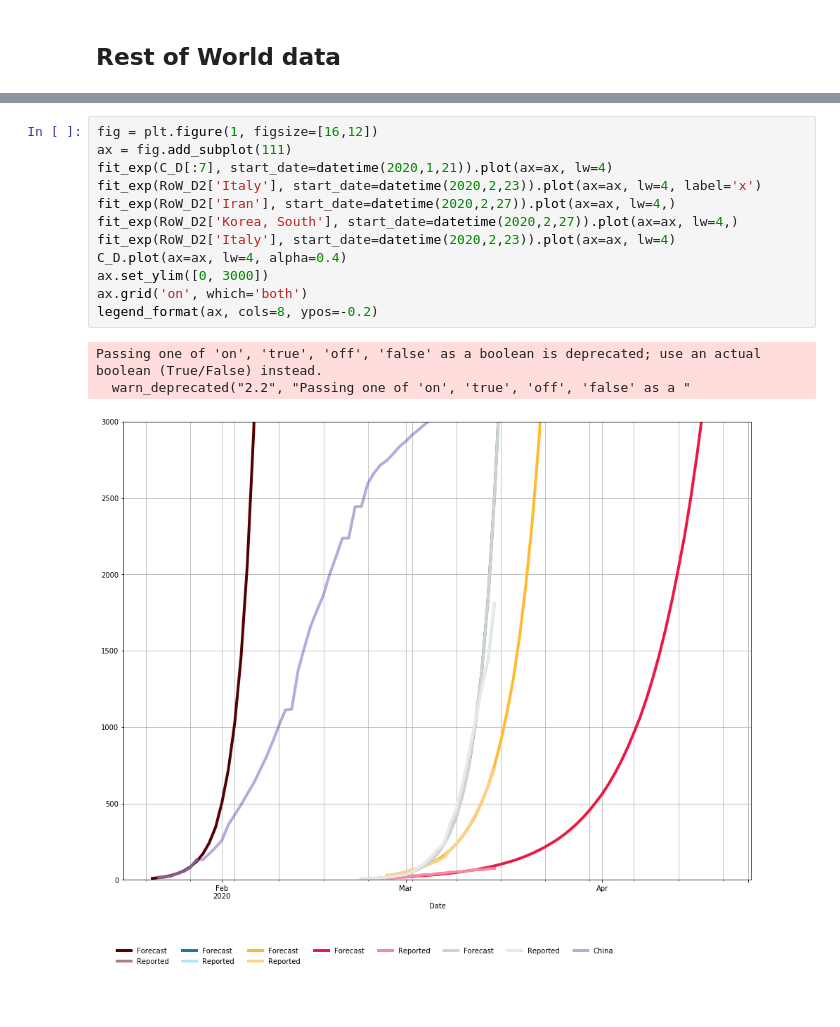
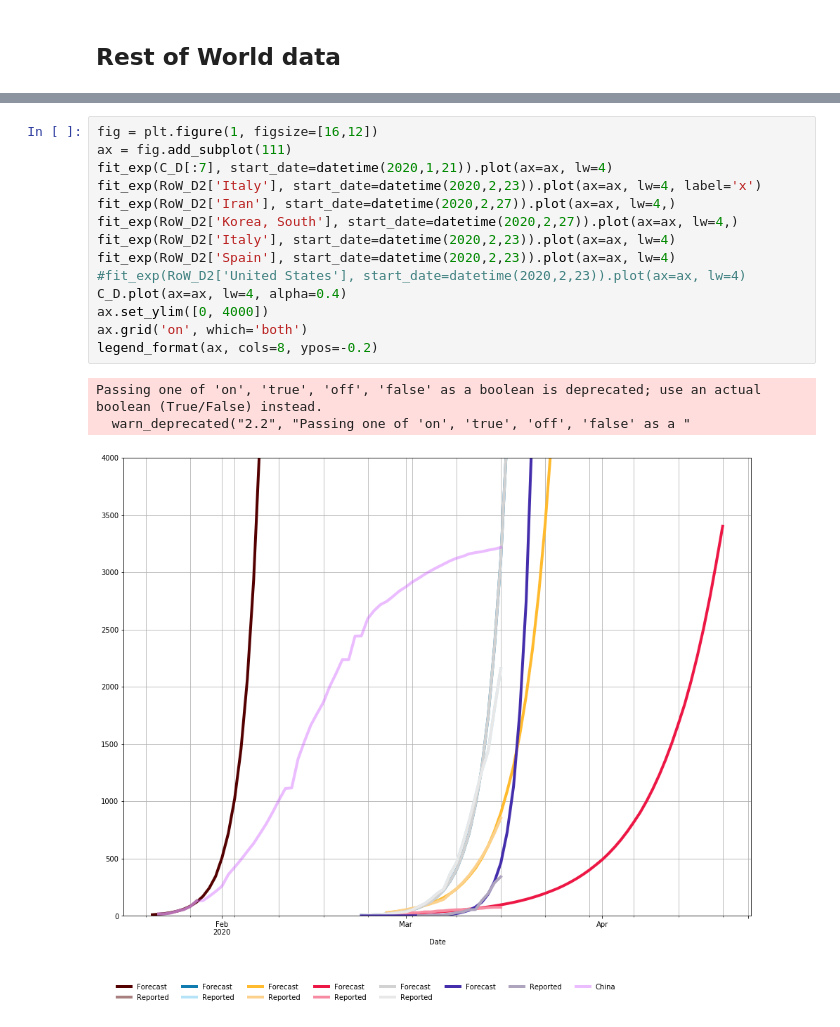
Before and after one commit to djhume/COVID-19, a Jupyter notebook: COVID-19.ipynb, the cells around one changed output, grey strips where cells are left out. Drawn from its saved outputs; the diff is of its cells as text.

```diff
--- a/COVID-19.ipynb
+++ b/COVID-19.ipynb
@@ -277,19 +285,21 @@ Passing one of 'on', 'true', 'off', 'false' as a boolean is deprecated; use an a
 # %%
 fig = plt.figure(1, figsize=[16,12])
 ax = fig.add_subplot(111)
 fit_exp(C_D[:7], start_date=datetime(2020,1,21)).plot(ax=ax, lw=4)
 fit_exp(RoW_D2['Italy'], start_date=datetime(2020,2,23)).plot(ax=ax, lw=4, label='x')
 fit_exp(RoW_D2['Iran'], start_date=datetime(2020,2,27)).plot(ax=ax, lw=4,)
 fit_exp(RoW_D2['Korea, South'], start_date=datetime(2020,2,27)).plot(ax=ax, lw=4,)
 fit_exp(RoW_D2['Italy'], start_date=datetime(2020,2,23)).plot(ax=ax, lw=4)
+fit_exp(RoW_D2['Spain'], start_date=datetime(2020,2,23)).plot(ax=ax, lw=4)
+#fit_exp(RoW_D2['United States'], start_date=datetime(2020,2,23)).plot(ax=ax, lw=4)
 C_D.plot(ax=ax, lw=4, alpha=0.4)
-ax.set_ylim([0, 3000])
+ax.set_ylim([0, 4000])
 ax.grid('on', which='both')
 legend_format(ax, cols=8, ypos=-0.2)
 # %% [output]
 Passing one of 'on', 'true', 'off', 'false' as a boolean is deprecated; use an actual boolean (True/False) instead.
   warn_deprecated("2.2", "Passing one of 'on', 'true', 'off', 'false' as a "
-[figure, old version]
+[figure, new version]
 # %%
 fig = plt.figure(1, figsize=[16,32])
 ax = fig.add_subplot(311)
```
Also changed, not shown: parts of 16 cells of this notebook.
